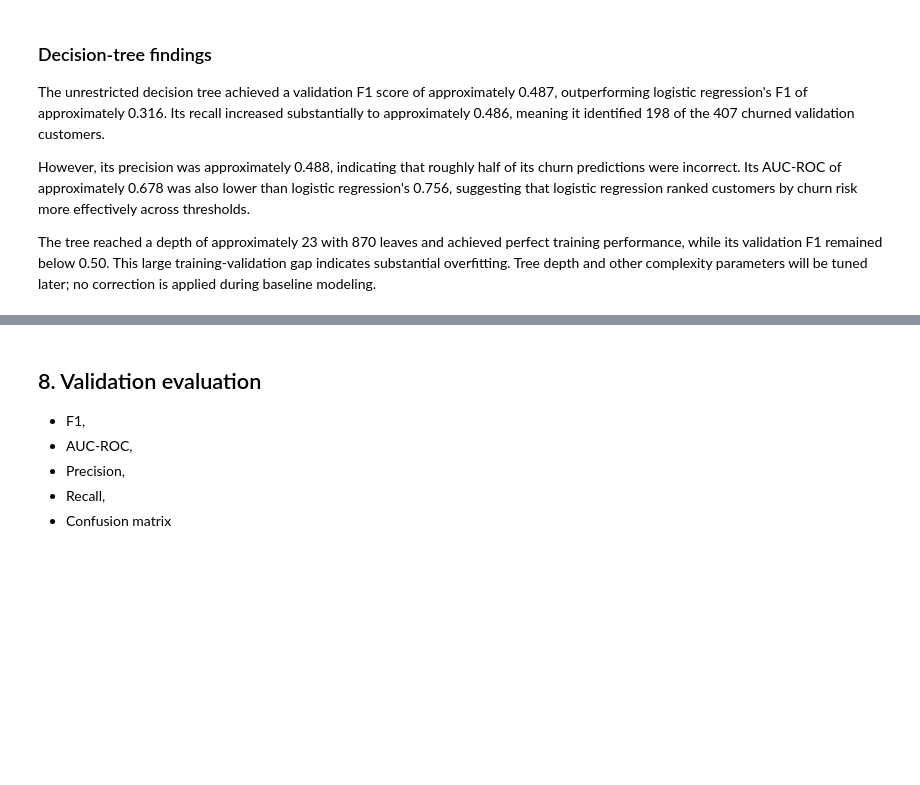
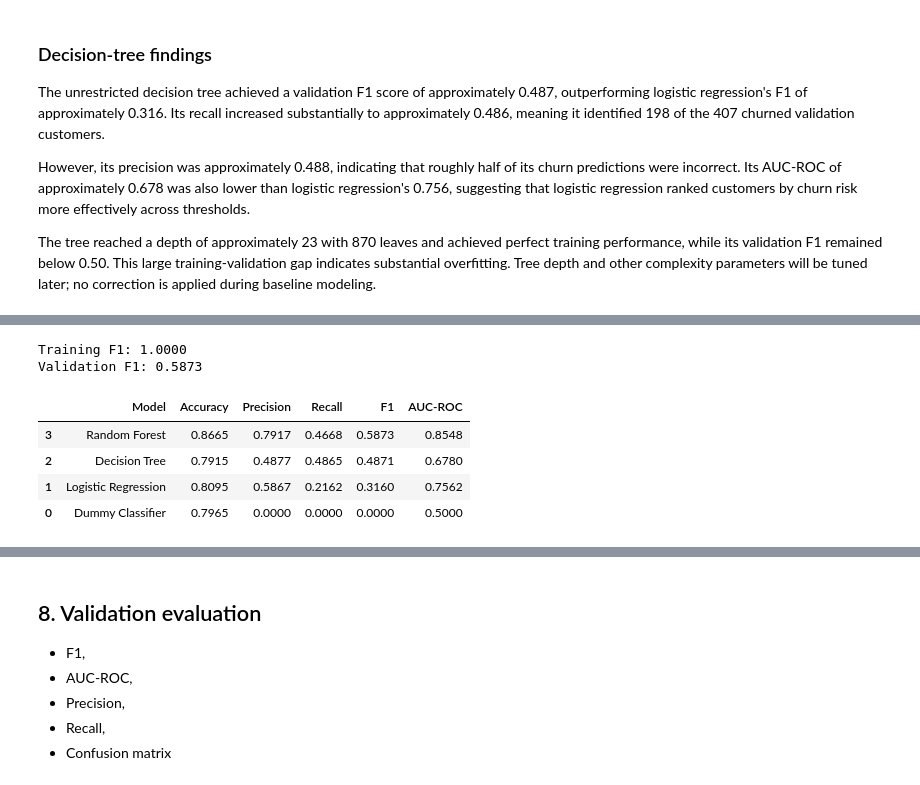
Before and after one commit to rklambiase/bank-customer-churn-prediction, a Jupyter notebook: notebooks/03_baseline_models.ipynb, the cells around one changed output, grey strips where cells are left out. Saved outputs shown, nothing was run; the diff lists cells and outputs as text; code cells hidden in the pictures; blank space fills up the shorter version.

```diff
--- a/notebooks/03_baseline_models.ipynb
+++ b/notebooks/03_baseline_models.ipynb
@@ -390,0 +459,40 @@ The tree reached a depth of approximately 23 with 870 leaves and achieved perfec
+# %%
+# Check for overfitting
+
+forest_train_predictions = random_forest_model.predict(X_train)
+
+forest_train_f1 = f1_score(
+    y_train,
+    forest_train_predictions
+)
+
+forest_validation_f1 = f1_score(
+    y_val,
+    forest_predictions
+)
+
+print(f'Training F1: {forest_train_f1:.4f}')
+print(f'Validation F1: {forest_validation_f1:.4f}')
+# %% [output]
+Training F1: 1.0000
+Validation F1: 0.5873
+# %%
+# Comparison Table Updated
+
+baseline_results = pd.DataFrame([
+    dummy_results,
+    logistic_results,
+    tree_results,
+    forest_results
+])
+
+baseline_results.sort_values(
+    by='F1',
+    ascending=False
+).round(4)
+# %% [output]
+|  | Model | Accuracy | Precision | Recall | F1 | AUC-ROC |
+| 3 | Random Forest | 0.8665 | 0.7917 | 0.4668 | 0.5873 | 0.8548 |
+| 2 | Decision Tree | 0.7915 | 0.4877 | 0.4865 | 0.4871 | 0.6780 |
+| 1 | Logistic Regression | 0.8095 | 0.5867 | 0.2162 | 0.3160 | 0.7562 |
+| 0 | Dummy Classifier | 0.7965 | 0.0000 | 0.0000 | 0.0000 | 0.5000 |
```
Also changed, not shown: parts of 8 cells of this notebook.
